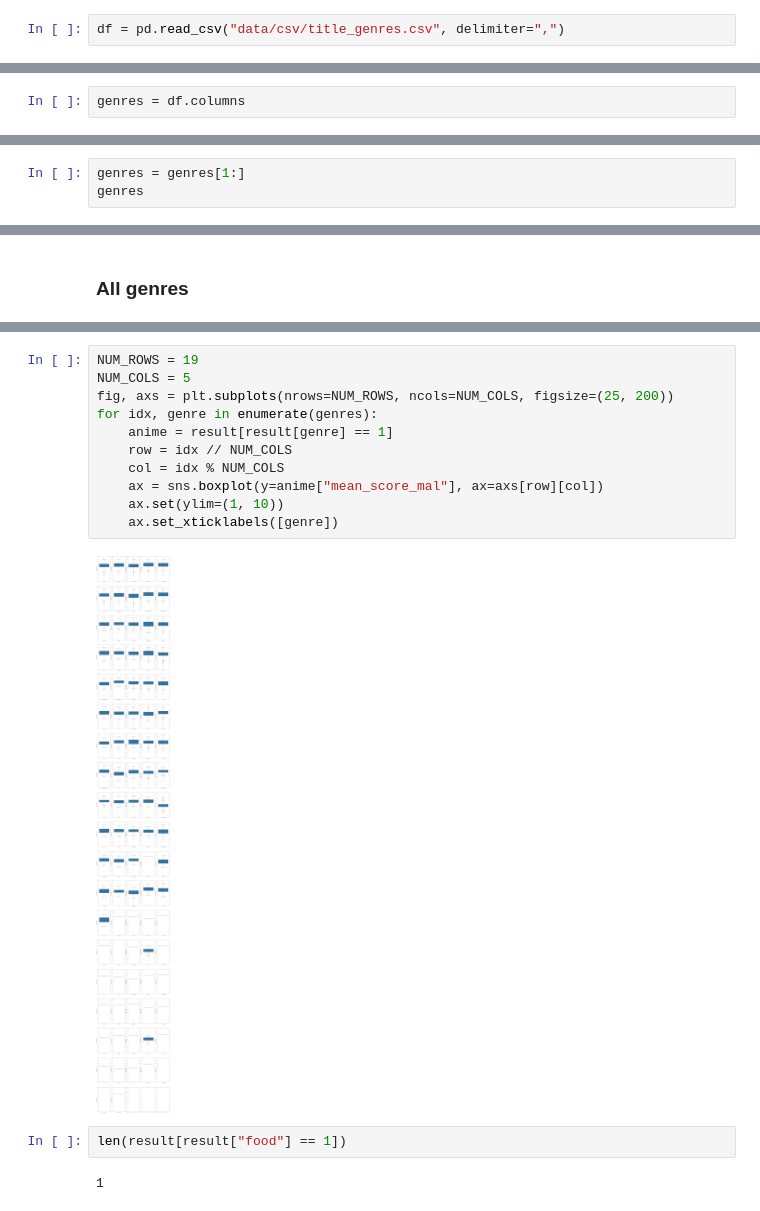
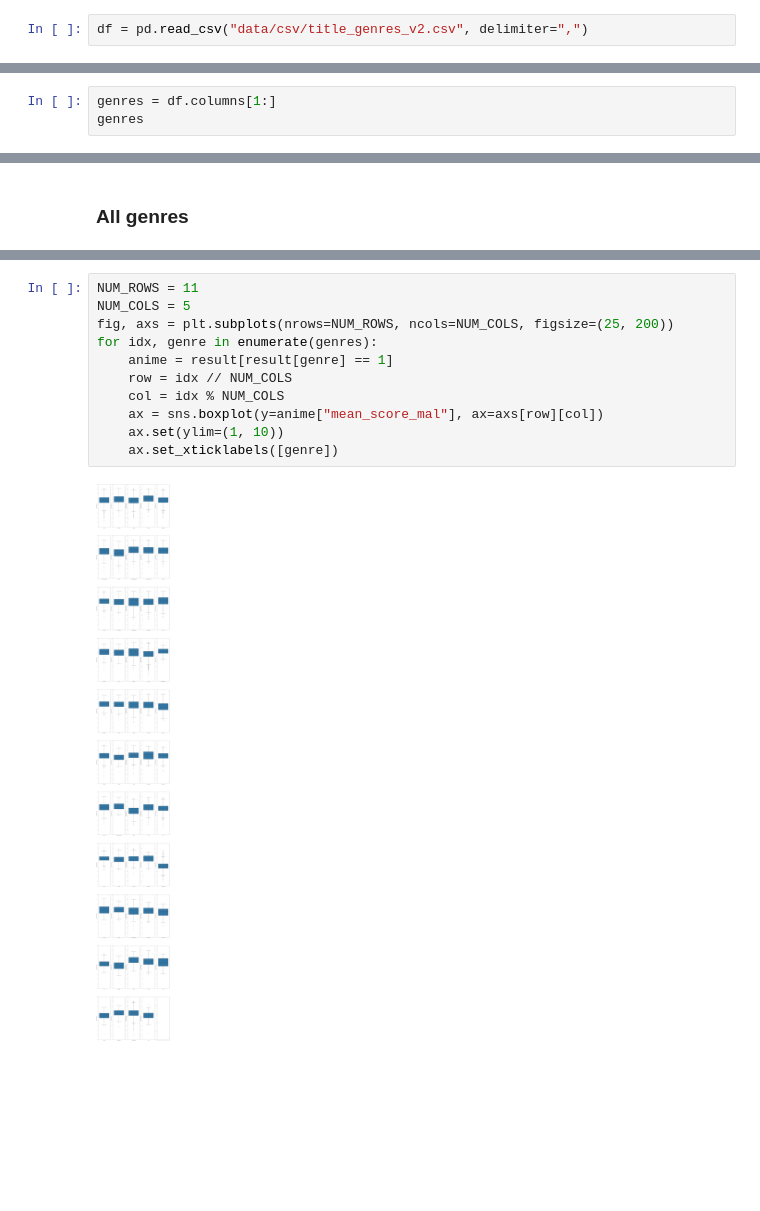
Before and after one commit to mrcuongtroll/Anime-Analysis, a Jupyter notebook: analysis.ipynb, the cells around one changed output, grey strips where cells are left out. Saved outputs shown, nothing was run; the diff lists cells and outputs as text; blank space fills up the shorter version.

Commit message:
Modify box plot after new data with preprocessed genres

```diff
--- a/analysis.ipynb
+++ b/analysis.ipynb
@@ -5,4 +5,4 @@ import matplotlib as mpl
 import matplotlib.pyplot as plt
 import seaborn as sns
 # %%
-df = pd.read_csv("data/csv/title_genres.csv", delimiter=",")
+df = pd.read_csv("data/csv/title_genres_v2.csv", delimiter=",")
@@ -9,2 +24,3 @@ df = pd.read_csv("data/csv/title_genres.csv", delimiter=",")
 # %%
-genres = df.columns
+genres = df.columns[1:]
+genres
@@ -11,3 +39,0 @@ genres = df.columns
-# %%
-genres = genres[1:]
-genres
@@ -195,17 +140,13 @@ for idx, genre in enumerate(genres[:10]):
 # %%
-NUM_ROWS = 19
+NUM_ROWS = 11
 NUM_COLS = 5
 fig, axs = plt.subplots(nrows=NUM_ROWS, ncols=NUM_COLS, figsize=(25, 200))
 for idx, genre in enumerate(genres):
     anime = result[result[genre] == 1]
     row = idx // NUM_COLS
     col = idx % NUM_COLS
     ax = sns.boxplot(y=anime["mean_score_mal"], ax=axs[row][col])
     ax.set(ylim=(1, 10))
     ax.set_xticklabels([genre])
 # %% [output]
-[figure, old version]
+[figure, new version]
-# %%
-len(result[result["food"] == 1])
-# %% [output]
-1
```
Also changed, not shown: parts of 14 cells of this notebook.
